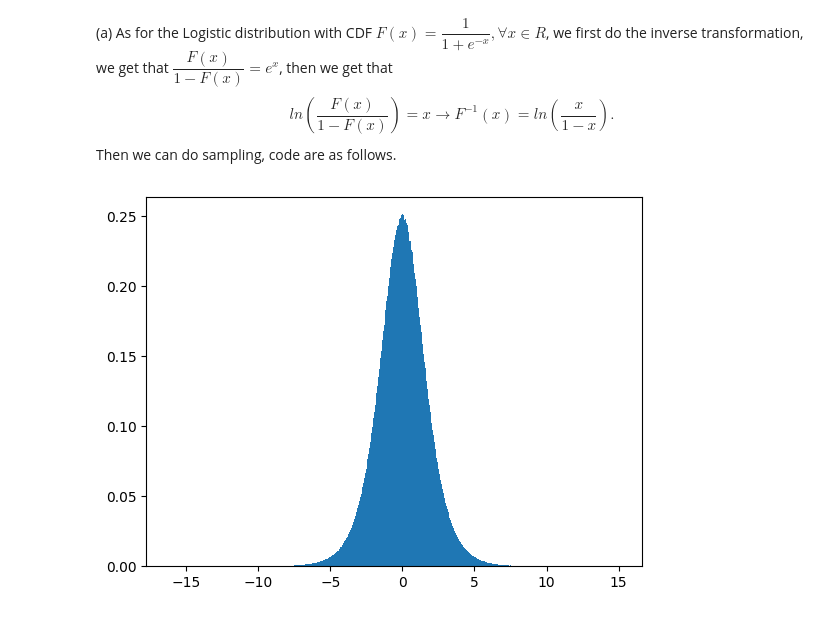
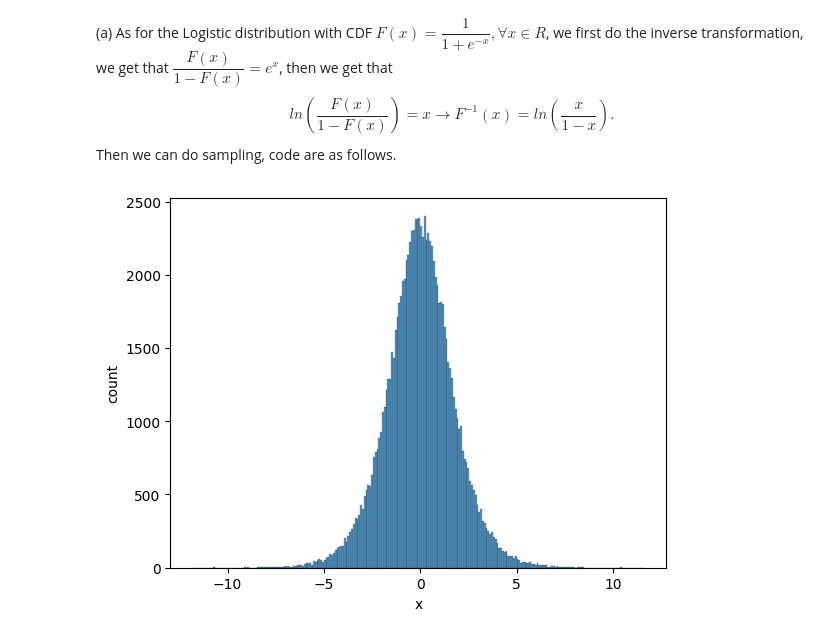
Before and after one commit to AuthorityWang/ShanghaiTech-SI140A, a Jupyter notebook: SI140A-hw8/HW08-sol.ipynb, the cells around one changed output. Saved outputs shown, nothing was run; the diff lists cells and outputs as text; code cells hidden in the pictures.

```diff
--- a/SI140A-hw8/HW08-sol.ipynb
+++ b/SI140A-hw8/HW08-sol.ipynb
@@ -5,16 +5,16 @@
 Then we can do sampling, code are as follows.
 # %%
 import numpy as np
-import matplotlib.pyplot as plt
+import seaborn as sns
 
 # define the sample number
-N = 10000000
+N = 100000
 # generate sameple points
 x = np.random.uniform(0, 1, N)
 inverse = np.log(x/(1 - x))
-direct =
 # plot the histogram
-plt.hist(inverse, bins = 1000, density = True)
-plt.show()
+plot = sns.histplot(inverse, stat = 'count')
+plot.set_xlabel('x')
+plot.set_ylabel('count');
 # %% [output]
-[figure, old version]
+[figure, new version]
```
Also changed, not shown: parts of 20 cells of this notebook.
